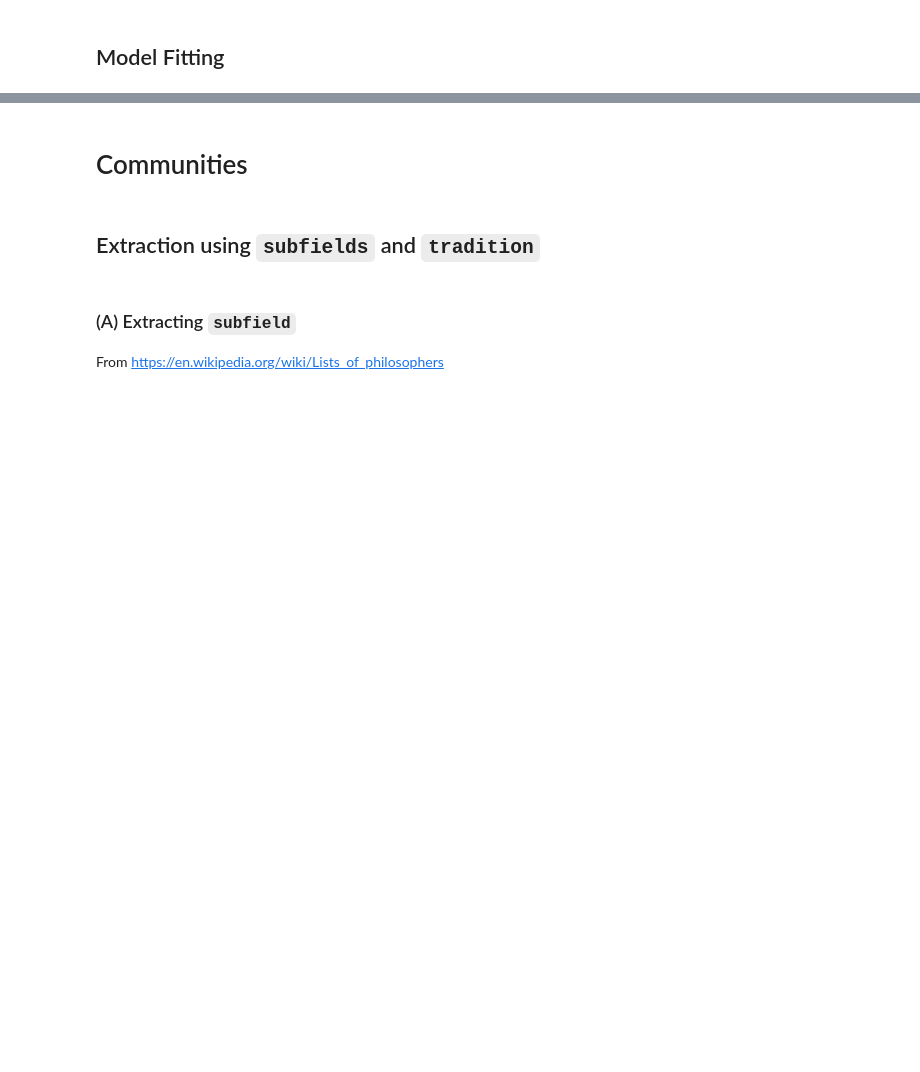
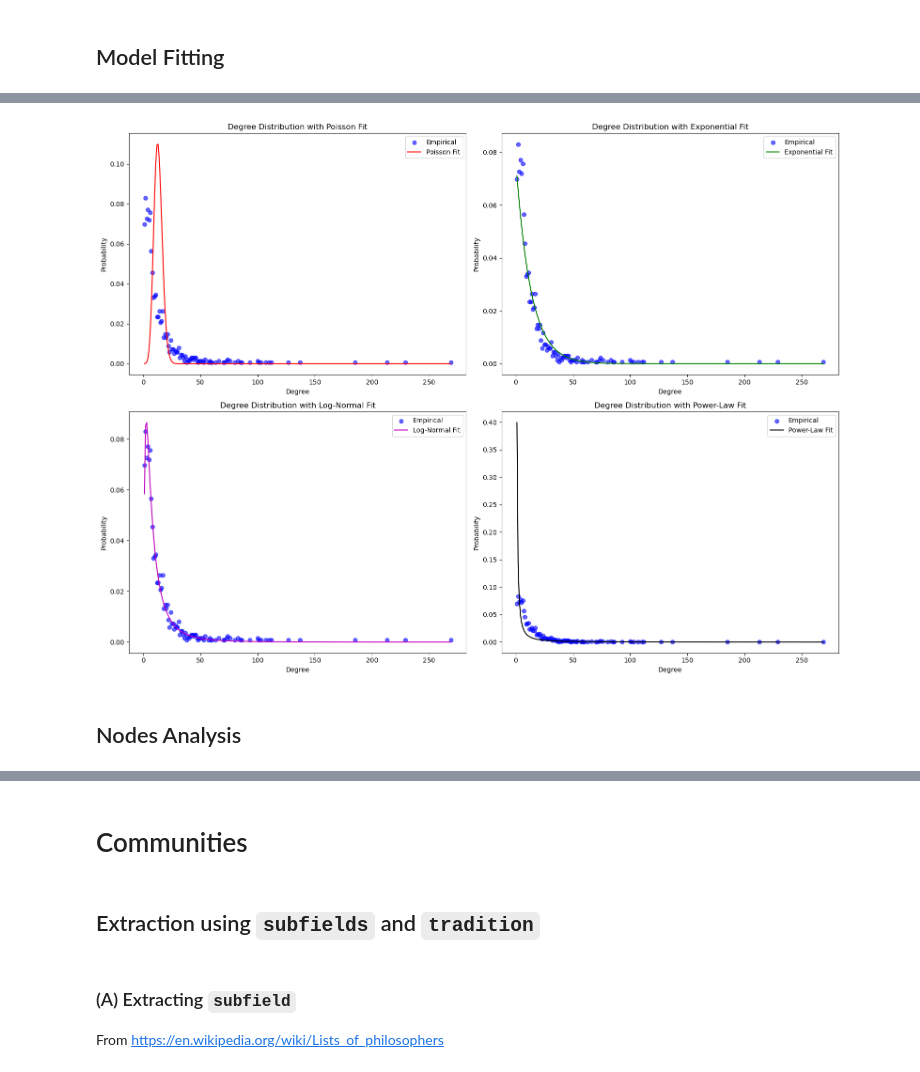
Before and after one commit to medonimario/social-graphs-interactions-2024, a Jupyter notebook: explainer_notebook.ipynb, the cells around one changed output, grey strips where cells are left out. Drawn from its saved outputs; the diff is of its cells as text; code cells hidden in the pictures; blank space fills up the shorter version.

```diff
--- a/explainer_notebook.ipynb
+++ b/explainer_notebook.ipynb
@@ -346,0 +370,6 @@ Power-Law alpha: 1.49, xmin: 1.0
+# %%
+plot_all_models_linear(degrees, fitted_models)
+# %% [output]
+[figure, added]
+# %% [markdown]
+## Nodes Analysis
```
Also changed, not shown: parts of 26 cells of this notebook, 1 other file.
